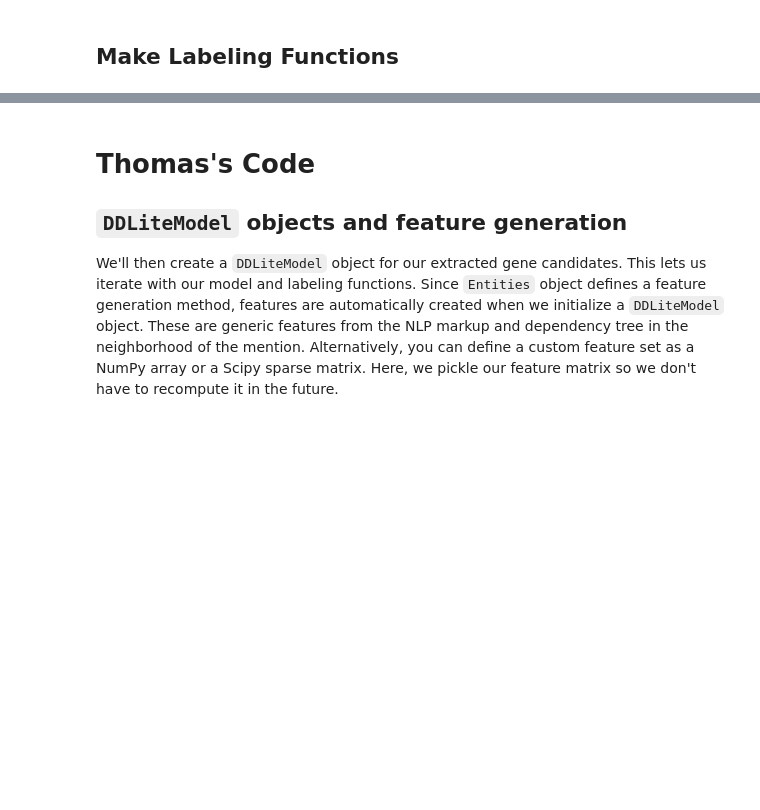
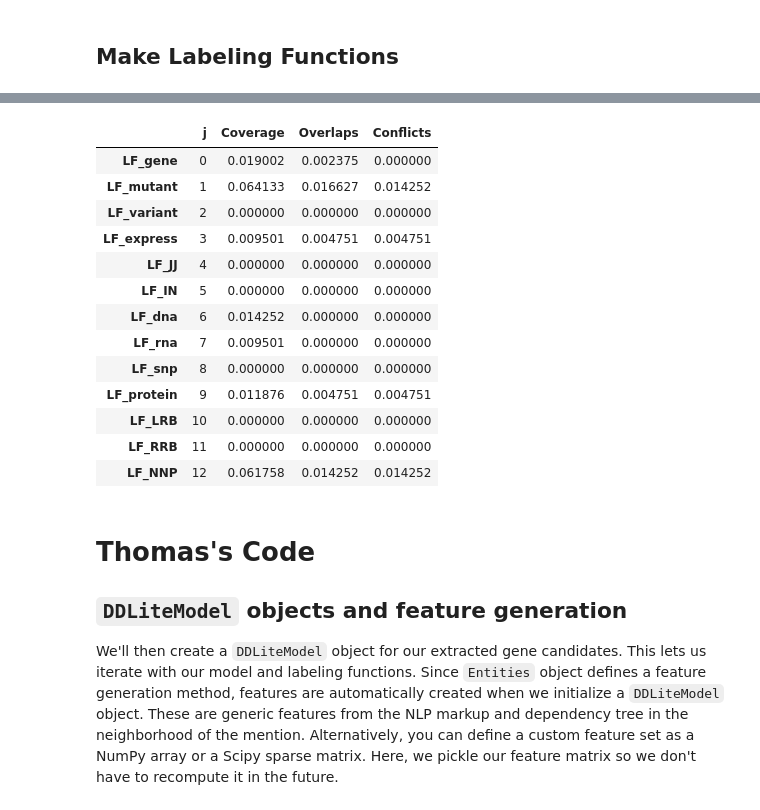
Before and after one commit to lmkostas/CS341_Arabidopsis, a Jupyter notebook: LabelingFunctions.ipynb, the cells around one changed output, grey strips where cells are left out. Cells and saved outputs as stored; diff of their text form; code cells hidden in the pictures; blank space fills up the shorter version.

Commit message:
updated labeling functions - train

```diff
--- a/LabelingFunctions.ipynb
+++ b/LabelingFunctions.ipynb
@@ -131,3 +179,20 @@ def LF_JJ_dp(m):
+# %%
+L_train.lf_stats(session)
+# %% [output]
+|  | j | Coverage | Overlaps | Conflicts |
+| LF_gene | 0 | 0.019002 | 0.002375 | 0.000000 |
+| LF_mutant | 1 | 0.064133 | 0.016627 | 0.014252 |
+| LF_variant | 2 | 0.000000 | 0.000000 | 0.000000 |
+| LF_express | 3 | 0.009501 | 0.004751 | 0.004751 |
+| LF_JJ | 4 | 0.000000 | 0.000000 | 0.000000 |
+| LF_IN | 5 | 0.000000 | 0.000000 | 0.000000 |
+| LF_dna | 6 | 0.014252 | 0.000000 | 0.000000 |
+| LF_rna | 7 | 0.009501 | 0.000000 | 0.000000 |
+| LF_snp | 8 | 0.000000 | 0.000000 | 0.000000 |
+| LF_protein | 9 | 0.011876 | 0.004751 | 0.004751 |
+| LF_LRB | 10 | 0.000000 | 0.000000 | 0.000000 |
+| LF_RRB | 11 | 0.000000 | 0.000000 | 0.000000 |
+| LF_NNP | 12 | 0.061758 | 0.014252 | 0.014252 |
 # %% [markdown]
 # Thomas's Code
 ## `DDLiteModel` objects and feature generation
```
Also changed, not shown: parts of 8 cells of this notebook, 1 other file.
